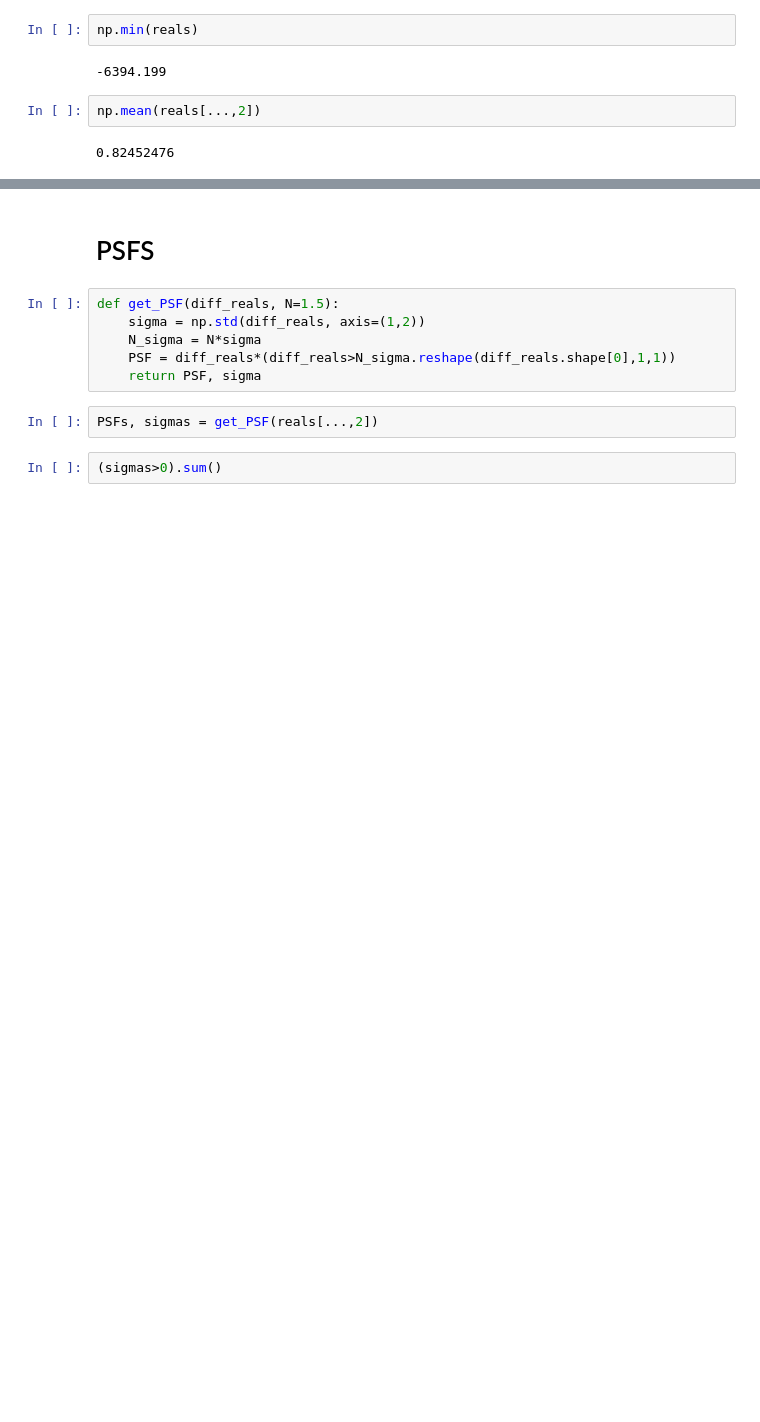
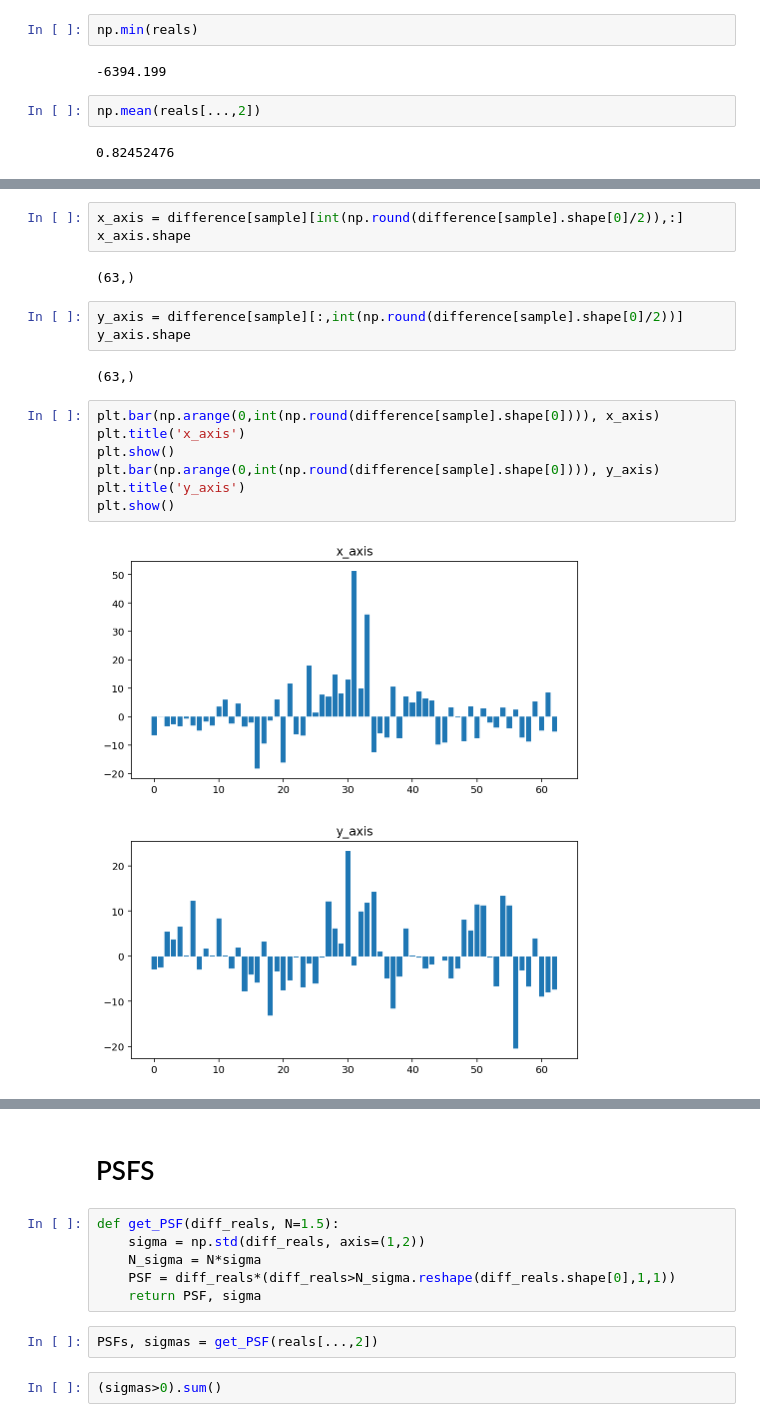
Before and after one commit to ReyesDeJong/ZTFsim, a Jupyter notebook: ZTF_PSF_inspection.ipynb, the cells around one changed output, grey strips where cells are left out. Saved outputs shown, nothing was run; the diff lists cells and outputs as text; blank space fills up the shorter version.

```diff
--- a/ZTF_PSF_inspection.ipynb
+++ b/ZTF_PSF_inspection.ipynb
@@ -151,0 +176,20 @@ np.mean(reals[...,2])
+# %%
+x_axis = difference[sample][int(np.round(difference[sample].shape[0]/2)),:]
+x_axis.shape
+# %% [output]
+(63,)
+# %%
+y_axis = difference[sample][:,int(np.round(difference[sample].shape[0]/2))]
+y_axis.shape
+# %% [output]
+(63,)
+# %%
+plt.bar(np.arange(0,int(np.round(difference[sample].shape[0]))), x_axis)
+plt.title('x_axis')
+plt.show()
+plt.bar(np.arange(0,int(np.round(difference[sample].shape[0]))), y_axis)
+plt.title('y_axis')
+plt.show()
+# %% [output]
+[figure, added]
+[figure, added]
```
Also changed, not shown: parts of 31 cells of this notebook.
